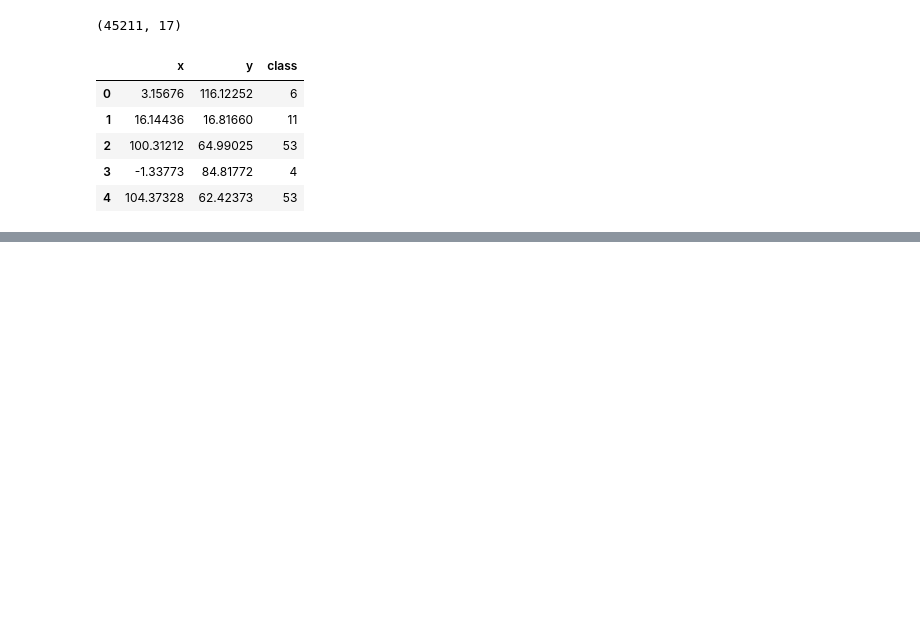
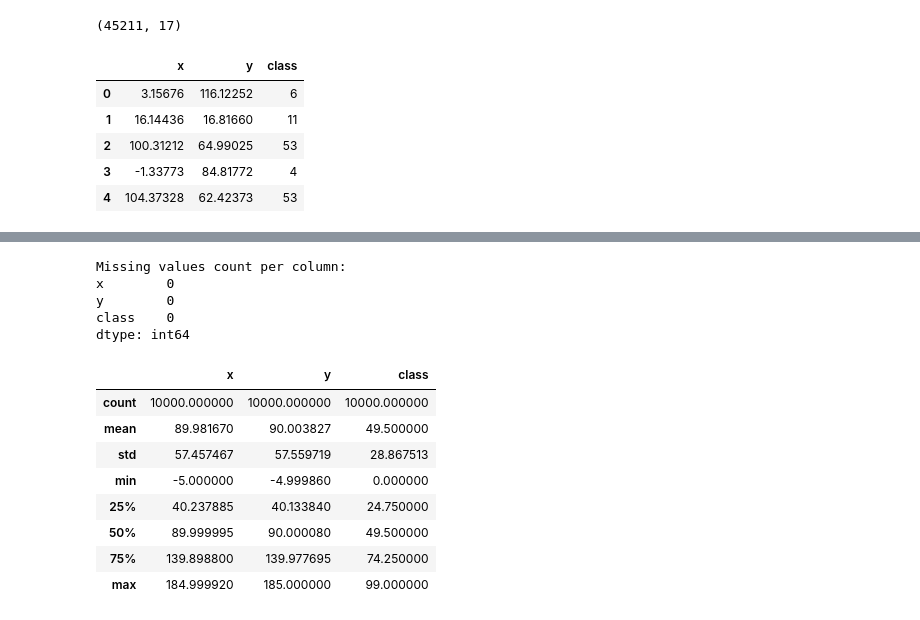
Before and after one commit to neha-palak/IML_A2, a Jupyter notebook: assignment2.ipynb, the cells around one changed output, grey strips where cells are left out. Cells and saved outputs as stored; diff of their text form; code cells hidden in the pictures; blank space fills up the shorter version.

```diff
--- a/assignment2.ipynb
+++ b/assignment2.ipynb
@@ -101,0 +80,22 @@ dtype: int64
+# %%
+print("\nMissing values count per column:")
+print(circles.isnull().sum())
+# %% [output]
+Missing values count per column:
+x        0
+y        0
+class    0
+dtype: int64
+# %%
+#Statistics of the dataset
+circles.describe()
+# %% [output]
+|  | x | y | class |
+| count | 10000.000000 | 10000.000000 | 10000.000000 |
+| mean | 89.981670 | 90.003827 | 49.500000 |
+| std | 57.457467 | 57.559719 | 28.867513 |
+| min | -5.000000 | -4.999860 | 0.000000 |
+| 25% | 40.237885 | 40.133840 | 24.750000 |
+| 50% | 89.999995 | 90.000080 | 49.500000 |
+| 75% | 139.898800 | 139.977695 | 74.250000 |
+| max | 184.999920 | 185.000000 | 99.000000 |
```
Also changed, not shown: parts of 12 cells of this notebook.
